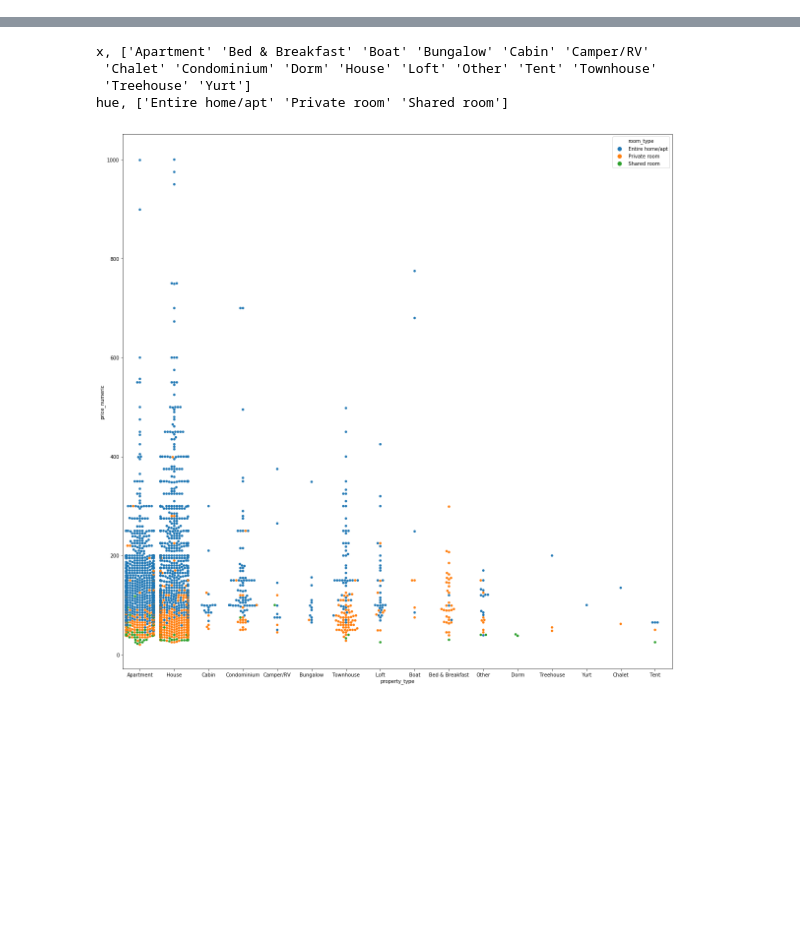
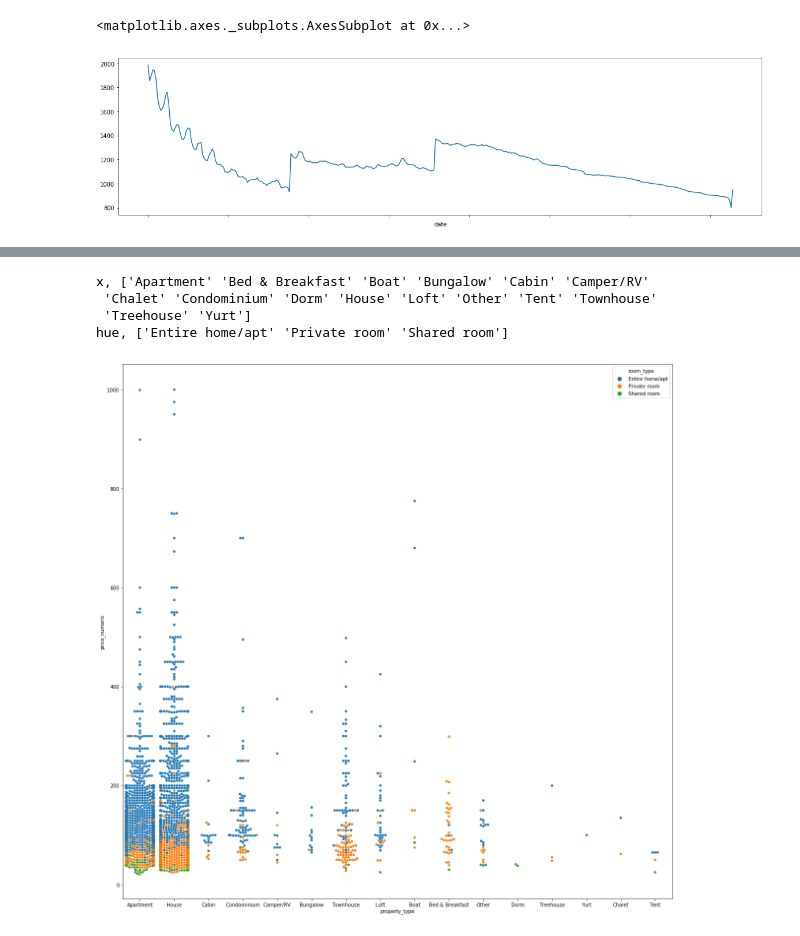
Before and after one commit to roysakura/Seattle-Airbnb-Data-Analysis, a Jupyter notebook: Seattle_airBnb.ipynb, the cells around one changed output, grey strips where cells are left out. Cells and saved outputs as stored; diff of their text form; code cells hidden in the pictures; blank space fills up the shorter version.

```diff
--- a/Seattle_airBnb.ipynb
+++ b/Seattle_airBnb.ipynb
@@ -485,0 +161,7 @@ _ = sns.heatmap(
+# %%
+# Plot the book ratio along a year.
+_,ax = plt.subplots(figsize=(20,5))
+calendar.groupby(by='date').sum()['full'].plot(ax=ax)
+# %% [output]
+<matplotlib.axes._subplots.AxesSubplot at 0x...>
+[figure, added]
```
Also changed, not shown: parts of 61 cells of this notebook, 1 other file.
